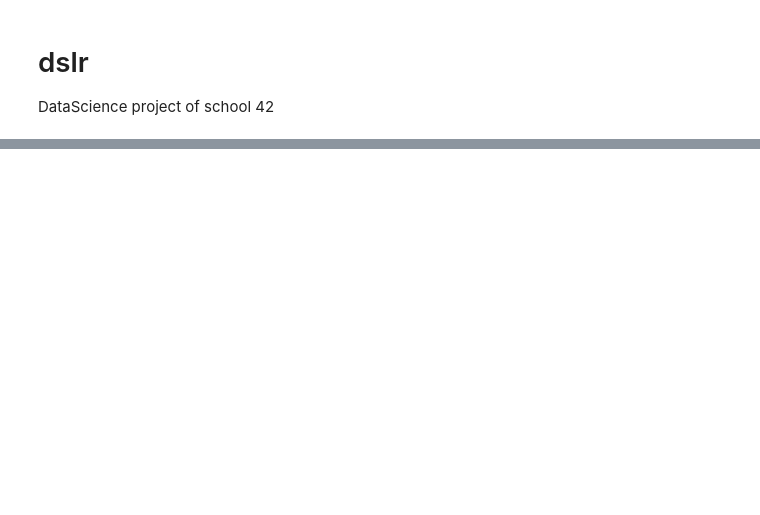
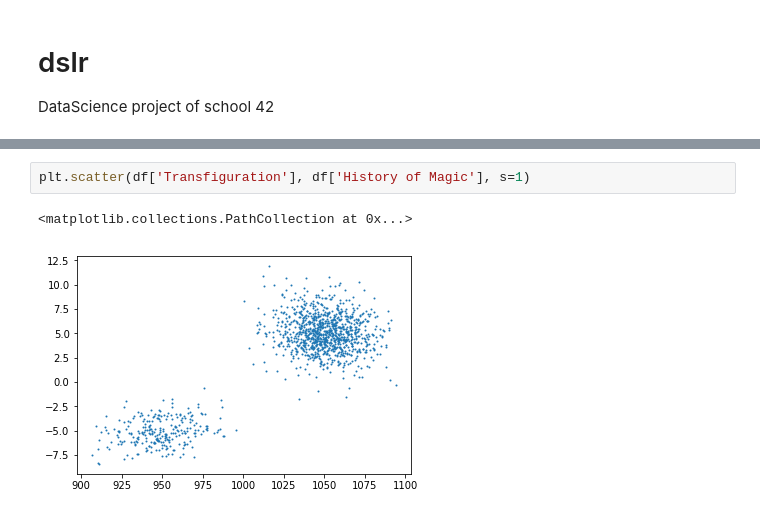
Before and after one commit to cacharle/dslr, a Jupyter notebook: dslr_notebook.ipynb, the cells around one changed output, grey strips where cells are left out. Cells and saved outputs as stored; diff of their text form; blank space fills up the shorter version.

```diff
--- a/dslr_notebook.ipynb
+++ b/dslr_notebook.ipynb
@@ -30,0 +96,5 @@ df.describe()
+# %%
+plt.scatter(df['Transfiguration'], df['History of Magic'], s=1)
+# %% [output]
+<matplotlib.collections.PathCollection at 0x...>
+[figure, added]
```
Also changed, not shown: parts of 9 cells of this notebook, 4 other files.
